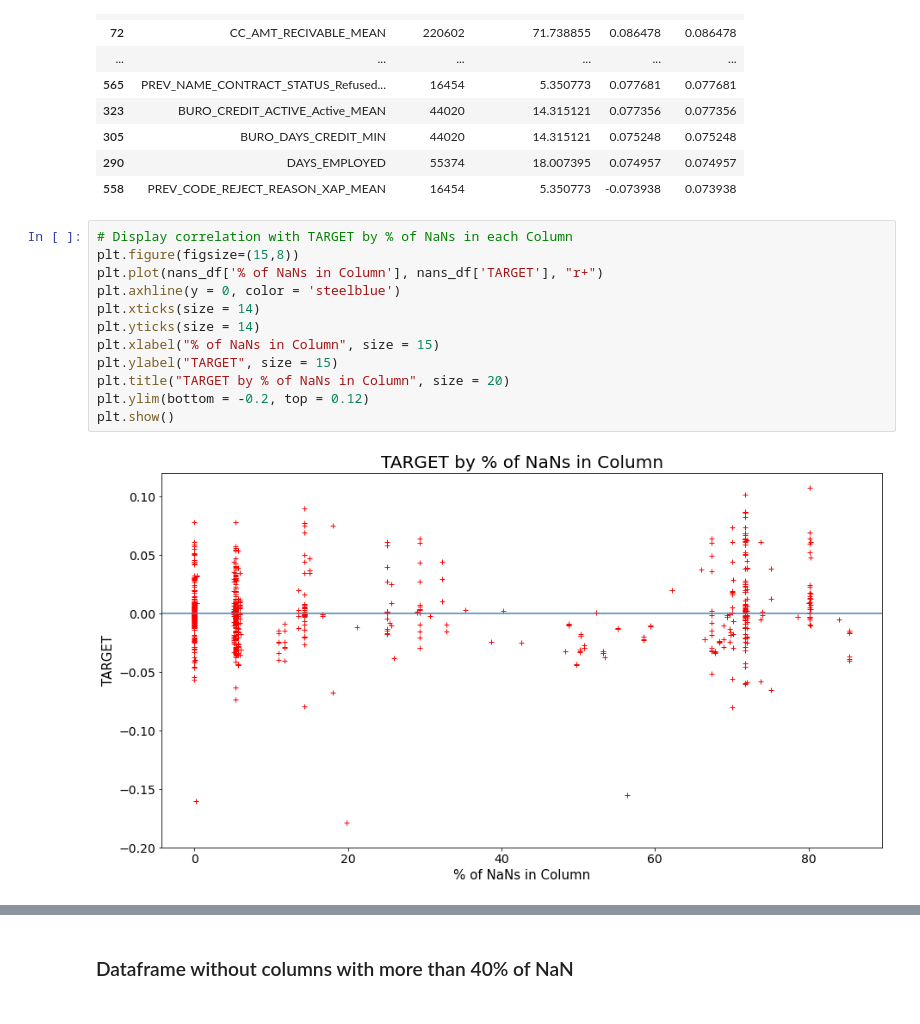
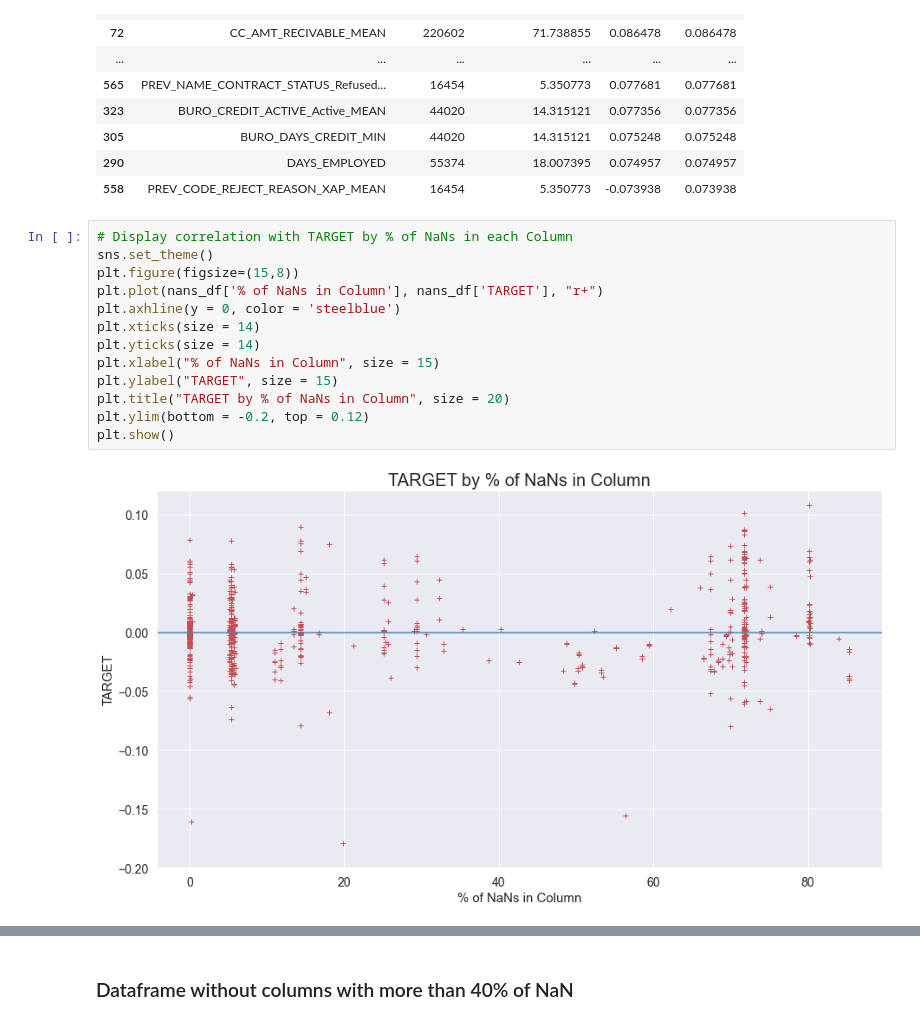
Before and after one commit to jcncaron/Implementez-un-modele-de-scoring, a Jupyter notebook: Implémentez un modèle de scoring - Feature engineering - vf.ipynb, the cells around one changed output, grey strips where cells are left out. Cells and saved outputs as stored; diff of their text form.

```diff
--- a/Implémentez un modèle de scoring - Feature engineering - vf.ipynb
+++ b/Implémentez un modèle de scoring - Feature engineering - vf.ipynb
@@ -789,18 +821,19 @@ nans_df.sort_values('absTARGET', ascending = False).head(20)
 | 558 | PREV_CODE_REJECT_REASON_XAP_MEAN | 16454 | 5.350773 | -0.073938 | 0.073938 |
 # %%
 # Display correlation with TARGET by % of NaNs in each Column
+sns.set_theme()
 plt.figure(figsize=(15,8))
 plt.plot(nans_df['% of NaNs in Column'], nans_df['TARGET'], "r+")
 plt.axhline(y = 0, color = 'steelblue')
 plt.xticks(size = 14)
 plt.yticks(size = 14)
 plt.xlabel("% of NaNs in Column", size = 15)
 plt.ylabel("TARGET", size = 15)
 plt.title("TARGET by % of NaNs in Column", size = 20)
 plt.ylim(bottom = -0.2, top = 0.12)
 plt.show()
 # %% [output]
-[figure, old version]
+[figure, new version]
 # %%
 # View the correlation between the 50 most correlated features with TARGET
 
```
Also changed, not shown: parts of 15 cells of this notebook, 1 other file.
